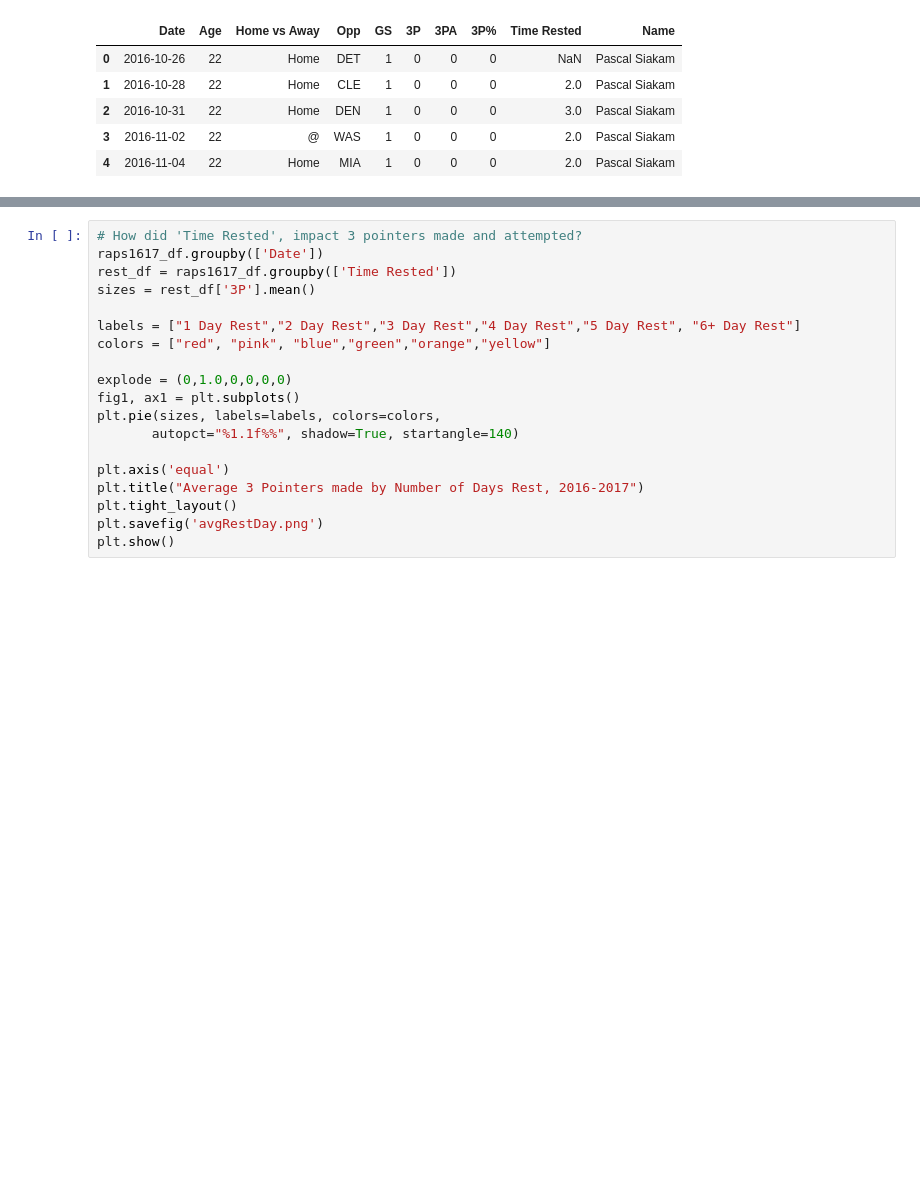
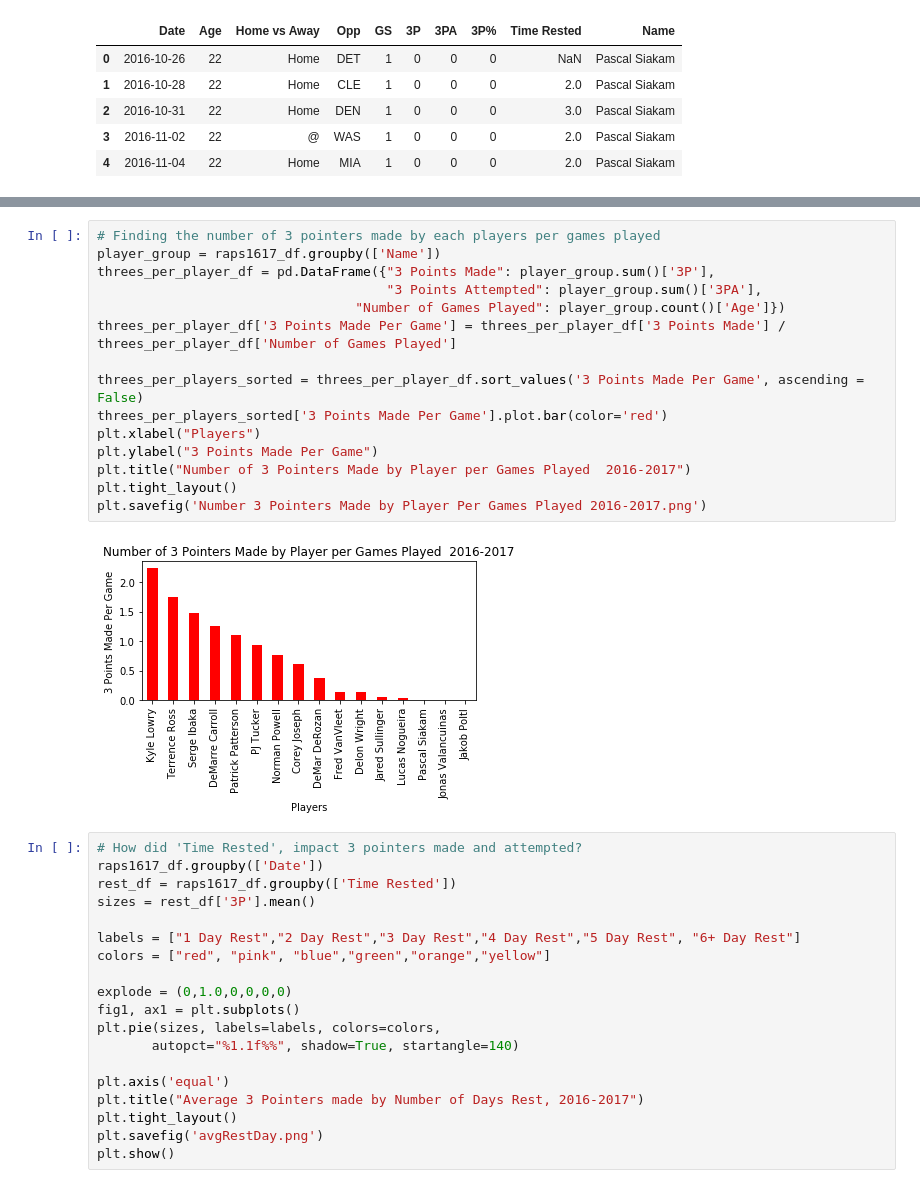
Before and after one commit to jferna73/project-one-, a Jupyter notebook: Dataframe 2016-2017.ipynb, the cells around one changed output, grey strips where cells are left out. Cells and saved outputs as stored; diff of their text form; blank space fills up the shorter version.

```diff
--- a/Dataframe 2016-2017.ipynb
+++ b/Dataframe 2016-2017.ipynb
@@ -789,3 +746,20 @@ plt.show()
+# %%
+# Finding the number of 3 pointers made by each players per games played
+player_group = raps1617_df.groupby(['Name'])
+threes_per_player_df = pd.DataFrame({"3 Points Made": player_group.sum()['3P'],
+                                     "3 Points Attempted": player_group.sum()['3PA'],
+                                 "Number of Games Played": player_group.count()['Age']})
+threes_per_player_df['3 Points Made Per Game'] = threes_per_player_df['3 Points Made'] / threes_per_player_df['Number of Games Played']
+
+threes_per_players_sorted = threes_per_player_df.sort_values('3 Points Made Per Game', ascending = False)
+threes_per_players_sorted['3 Points Made Per Game'].plot.bar(color='red')
+plt.xlabel("Players")
+plt.ylabel("3 Points Made Per Game")
+plt.title("Number of 3 Pointers Made by Player per Games Played  2016-2017")
+plt.tight_layout()
+plt.savefig('Number 3 Pointers Made by Player Per Games Played 2016-2017.png')
+# %% [output]
+[figure, added]
 # %%
 # How did 'Time Rested', impact 3 pointers made and attempted?
 raps1617_df.groupby(['Date'])
```
Also changed, not shown: parts of 30 cells of this notebook.
